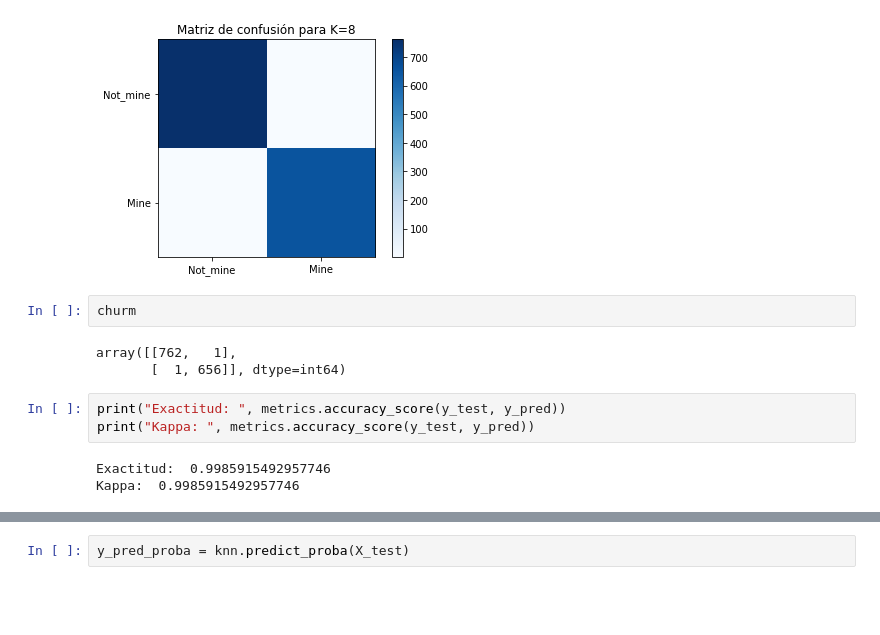
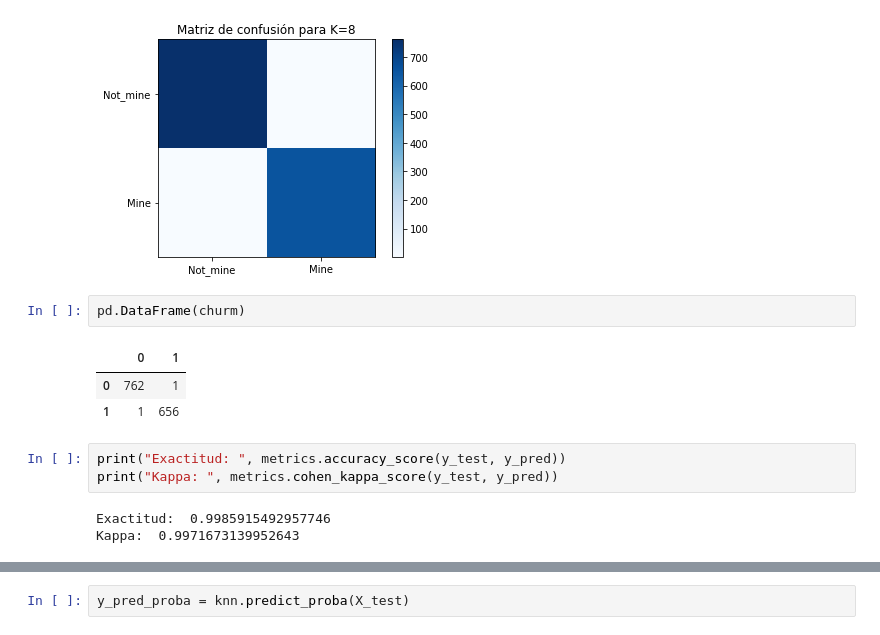
Before and after one commit to Kaiziferr/-Miner_Detector, a Jupyter notebook: PDG/KNN.ipynb, the cells around one changed output, grey strips where cells are left out. Drawn from its saved outputs; the diff is of its cells as text; blank space fills up the shorter version.

```diff
--- a/PDG/KNN.ipynb
+++ b/PDG/KNN.ipynb
@@ -116,17 +119,18 @@ plt.yticks(tick_marks, ['Not_mine','Mine'])
   <matplotlib.axis.YTick at 0x...>],
  <a list of 2 Text yticklabel objects>)
 [figure]
-# %%
-churm
-# %% [output]
-array([[762,   1],
-       [  1, 656]], dtype=int64)
+# %%
+pd.DataFrame(churm)
+# %% [output]
+|  | 0 | 1 |
+| 0 | 762 | 1 |
+| 1 | 1 | 656 |
 # %%
 print("Exactitud: ", metrics.accuracy_score(y_test, y_pred))
-print("Kappa: ", metrics.accuracy_score(y_test, y_pred))
+print("Kappa: ", metrics.cohen_kappa_score(y_test, y_pred))
 # %% [output]
 Exactitud:  0.9985915492957746
-Kappa:  0.9985915492957746
+Kappa:  0.9971673139952643
 # %%
 print("Precisión     : ", metrics.precision_score(y_test, y_pred, labels=[1], average='macro'))
 print("Recall        : ", metrics.recall_score(y_test, y_pred, labels=[1], average='macro'))
```
Also changed, not shown: parts of 5 cells of this notebook, 11 other files.
